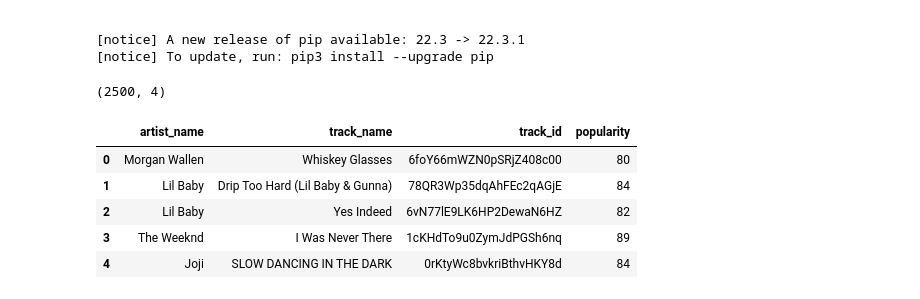
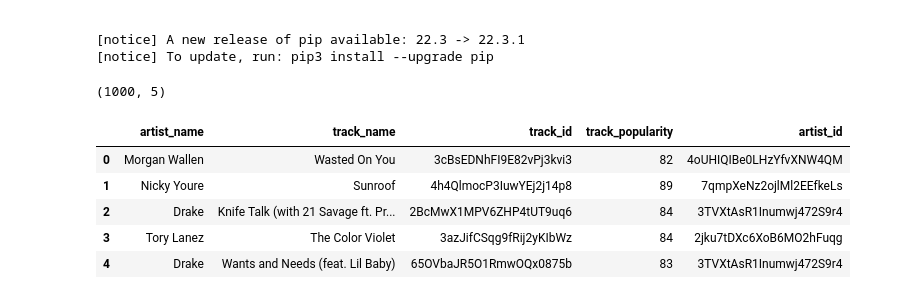
Before and after one commit to Qulxis/Collaborative-Spotify-Playlist-System, a Jupyter notebook: src/kenneth_dev.ipynb, the cells around one changed output. Drawn from its saved outputs; the diff is of its cells as text; code cells hidden in the pictures.

```diff
--- a/src/kenneth_dev.ipynb
+++ b/src/kenneth_dev.ipynb
@@ -29,26 +29,28 @@ sp = spotipy.Spotify(client_credentials_manager=client_credentials_manager)
 # %%
 artist_name = []
 track_name = []
-popularity = []
+track_popularity = []
+artist_id = []
 track_id = []
-for i in range(0, 50, 1):
-    track_results = sp.search(q='year:2018', type='track', limit=50, offset=i)
+for i in range(0, 1000, 50):
+    track_results = sp.search(q='year:2021', type='track', limit=50, offset=i)
     for i, t in enumerate(track_results['tracks']['items']):
         artist_name.append(t['artists'][0]['name'])
+        artist_id.append(t['artists'][0]['id'])
         track_name.append(t['name'])
         track_id.append(t['id'])
-        popularity.append(t['popularity'])
+        track_popularity.append(t['popularity'])
 # %%
 import pandas as pd
-track_dataframe = pd.DataFrame(
-    {'artist_name': artist_name, 'track_name': track_name, 'track_id': track_id, 'popularity': popularity})
-print(track_dataframe.shape)
-track_dataframe.head()
+track_df = pd.DataFrame({'artist_name': artist_name, 'track_name': track_name,
+                        'track_id': track_id, 'track_popularity': track_popularity, 'artist_id': artist_id})
+print(track_df.shape)
+track_df.head()
 # %% [output]
-(2500, 4)
+(1000, 5)
-|  | artist_name | track_name | track_id | popularity |
-| 0 | Morgan Wallen | Whiskey Glasses | 6foY66mWZN0pSRjZ408c00 | 80 |
-| 1 | Lil Baby | Drip Too Hard (Lil Baby & Gunna) | 78QR3Wp35dqAhFEc2qAGjE | 84 |
-| 2 | Lil Baby | Yes Indeed | 6vN77lE9LK6HP2DewaN6HZ | 82 |
-| 3 | The Weeknd | I Was Never There | 1cKHdTo9u0ZymJdPGSh6nq | 89 |
-| 4 | Joji | SLOW DANCING IN THE DARK | 0rKtyWc8bvkriBthvHKY8d | 84 |
+|  | artist_name | track_name | track_id | track_popularity | artist_id |
+| 0 | Morgan Wallen | Wasted On You | 3cBsEDNhFI9E82vPj3kvi3 | 82 | 4oUHIQIBe0LHzYfvXNW4QM |
+| 1 | Nicky Youre | Sunroof | 4h4QlmocP3IuwYEj2j14p8 | 89 | 7qmpXeNz2ojlMl2EEfkeLs |
+| 2 | Drake | Knife Talk (with 21 Savage ft. Pr... | 2BcMwX1MPV6ZHP4tUT9uq6 | 84 | 3TVXtAsR1Inumwj472S9r4 |
+| 3 | Tory Lanez | The Color Violet | 3azJifCSqg9fRij2yKIbWz | 84 | 2jku7tDXc6XoB6MO2hFuqg |
+| 4 | Drake | Wants and Needs (feat. Lil Baby) | 65OVbaJR5O1RmwOQx0875b | 83 | 3TVXtAsR1Inumwj472S9r4 |
```
Also changed, not shown: parts of 12 cells of this notebook.
